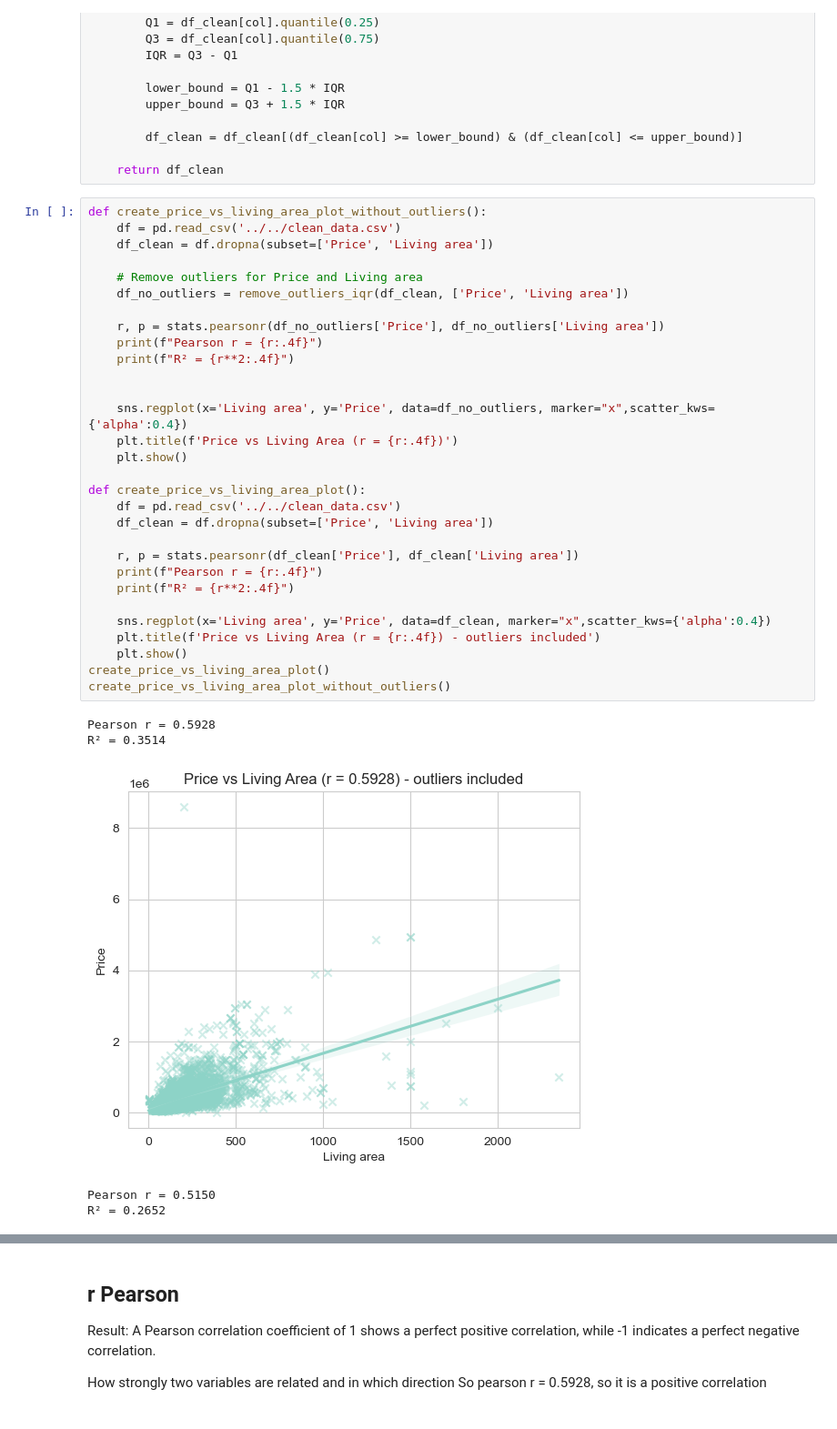
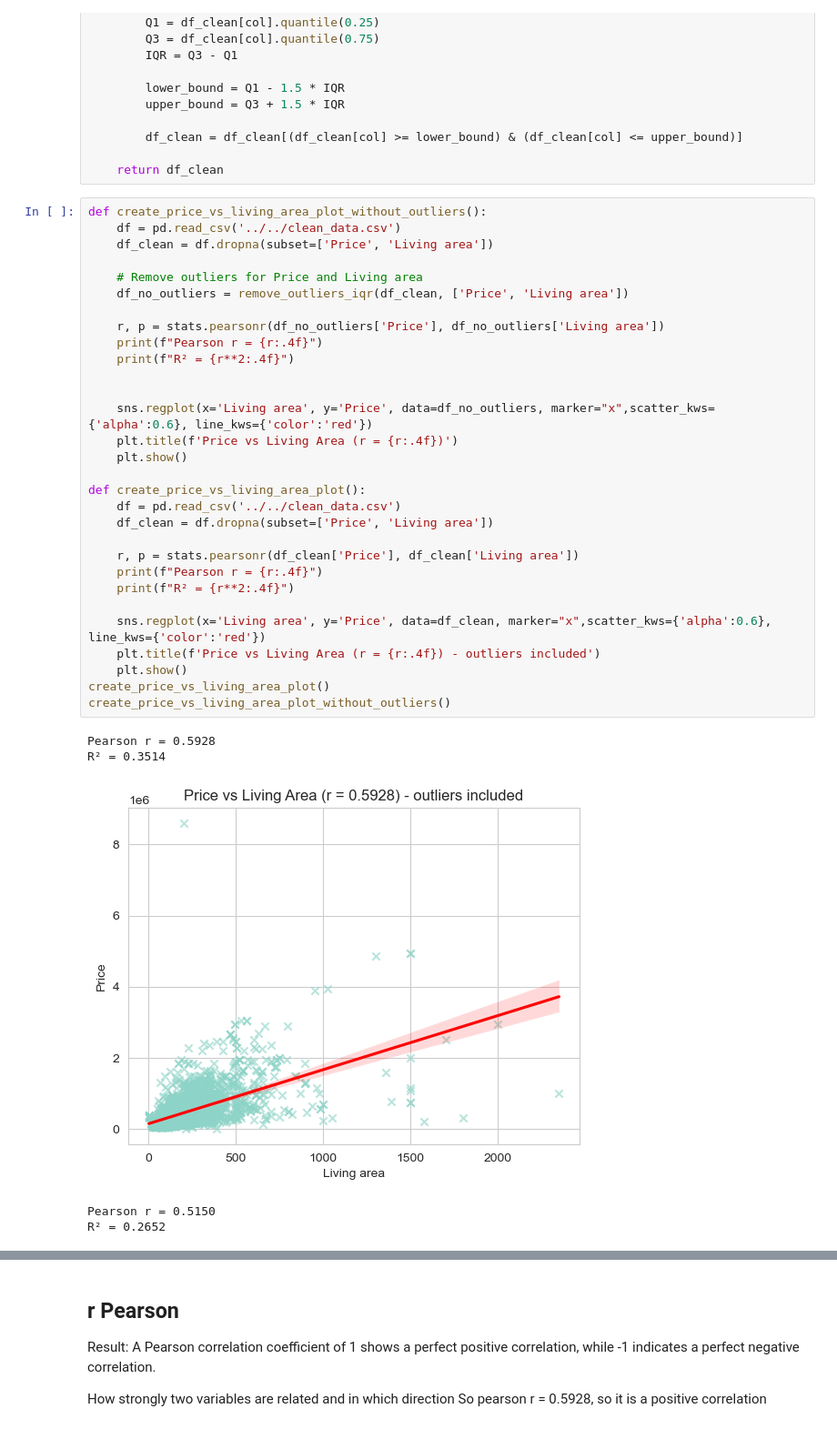
Before and after one commit to michiel-rondelez/immo-eliza-wolves-analysis, a Jupyter notebook: analysis/michiel/michiel_visualisations.ipynb, the cells around one changed output, grey strips where cells are left out. Shown at 91% size. Saved outputs shown, nothing was run; the diff lists cells and outputs as text.

Commit message:
visualisations

```diff
--- a/analysis/michiel/michiel_visualisations.ipynb
+++ b/analysis/michiel/michiel_visualisations.ipynb
@@ -37,35 +37,35 @@ def remove_outliers_iqr(df, columns):
 def create_price_vs_living_area_plot_without_outliers():
     df = pd.read_csv('../../clean_data.csv')
     df_clean = df.dropna(subset=['Price', 'Living area'])
 
     # Remove outliers for Price and Living area
     df_no_outliers = remove_outliers_iqr(df_clean, ['Price', 'Living area'])
 
     r, p = stats.pearsonr(df_no_outliers['Price'], df_no_outliers['Living area'])
     print(f"Pearson r = {r:.4f}")
     print(f"R² = {r**2:.4f}")
 
 
-    sns.regplot(x='Living area', y='Price', data=df_no_outliers, marker="x",scatter_kws={'alpha':0.4})
+    sns.regplot(x='Living area', y='Price', data=df_no_outliers, marker="x",scatter_kws={'alpha':0.6}, line_kws={'color':'red'})
     plt.title(f'Price vs Living Area (r = {r:.4f})')
     plt.show()
 
 def create_price_vs_living_area_plot():
     df = pd.read_csv('../../clean_data.csv')
     df_clean = df.dropna(subset=['Price', 'Living area'])
 
     r, p = stats.pearsonr(df_clean['Price'], df_clean['Living area'])
     print(f"Pearson r = {r:.4f}")
     print(f"R² = {r**2:.4f}")
 
-    sns.regplot(x='Living area', y='Price', data=df_clean, marker="x",scatter_kws={'alpha':0.4})
+    sns.regplot(x='Living area', y='Price', data=df_clean, marker="x",scatter_kws={'alpha':0.6}, line_kws={'color':'red'})
     plt.title(f'Price vs Living Area (r = {r:.4f}) - outliers included')
     plt.show()
 create_price_vs_living_area_plot()
 create_price_vs_living_area_plot_without_outliers()
 # %% [output]
 Pearson r = 0.5928
 R² = 0.3514
-[figure, old version]
+[figure, new version]
 Pearson r = 0.5150
 R² = 0.2652
```
Also changed, not shown: parts of 2 cells of this notebook.
